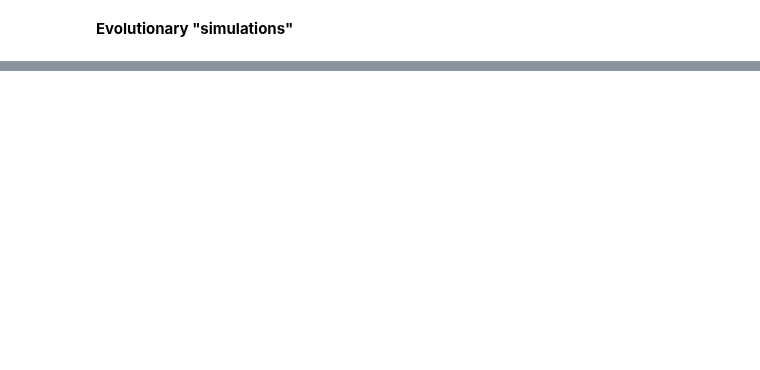
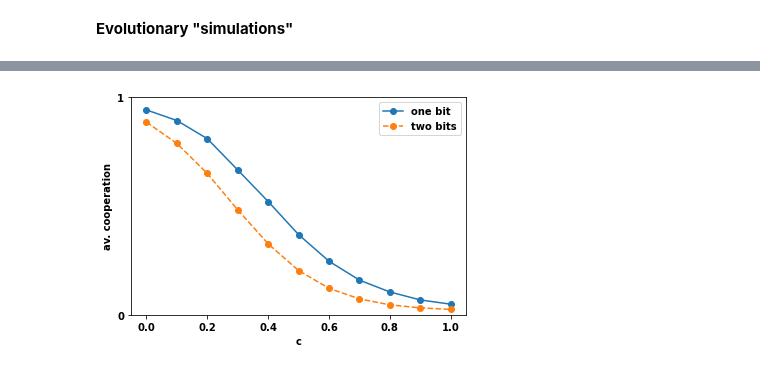
Before and after one commit to Nikoleta-v3/conditional-cooperation-with-longer-memory, a Jupyter notebook: Numerical simulations.ipynb, the cells around one changed output, grey strips where cells are left out. Cells and saved outputs as stored; diff of their text form; code cells hidden in the pictures; blank space fills up the shorter version.

```diff
--- a/Numerical simulations.ipynb
+++ b/Numerical simulations.ipynb
@@ -321,0 +120,36 @@ sbatch sh/c_1.0.sh
+# %%
+def frequencies(dfs):
+
+    for df in dfs:
+        frequencies = []
+        previous = 0
+        for value in df["t"][1:]:
+            frequencies.append(value - previous)
+            previous = value
+        frequencies.append(10 ** 7 - previous)
+
+        df['frequencies'] = np.array(frequencies)
+        df['frequencies norm'] = np.array(frequencies) / 10 ** 7
+
+    return dfs
+# %%
+dfs = frequencies(dfs)
+# %%
+df2s = frequencies(df2s)
+# %%
+points = [[sum(df['frequencies norm'] * df['cooperation']) for df in dfs],
+          [sum(df['frequencies norm'] * df['cooperation']) for df in df2s]]
+# %%
+plt.plot(np.linspace(0, 1, 11), points[0], '-o', label='one bit');
+plt.plot(np.linspace(0, 1, 11), points[1], '--o', label='two bits');
+
+plt.ylim(0, 1);
+
+plt.yticks(np.arange(0, 2))
+
+plt.xlabel("c")
+plt.ylabel("av. cooperation")
+
+plt.legend();
+# %% [output]
+[figure, added]
```
Also changed, not shown: parts of 54 cells of this notebook, 7 other files.
